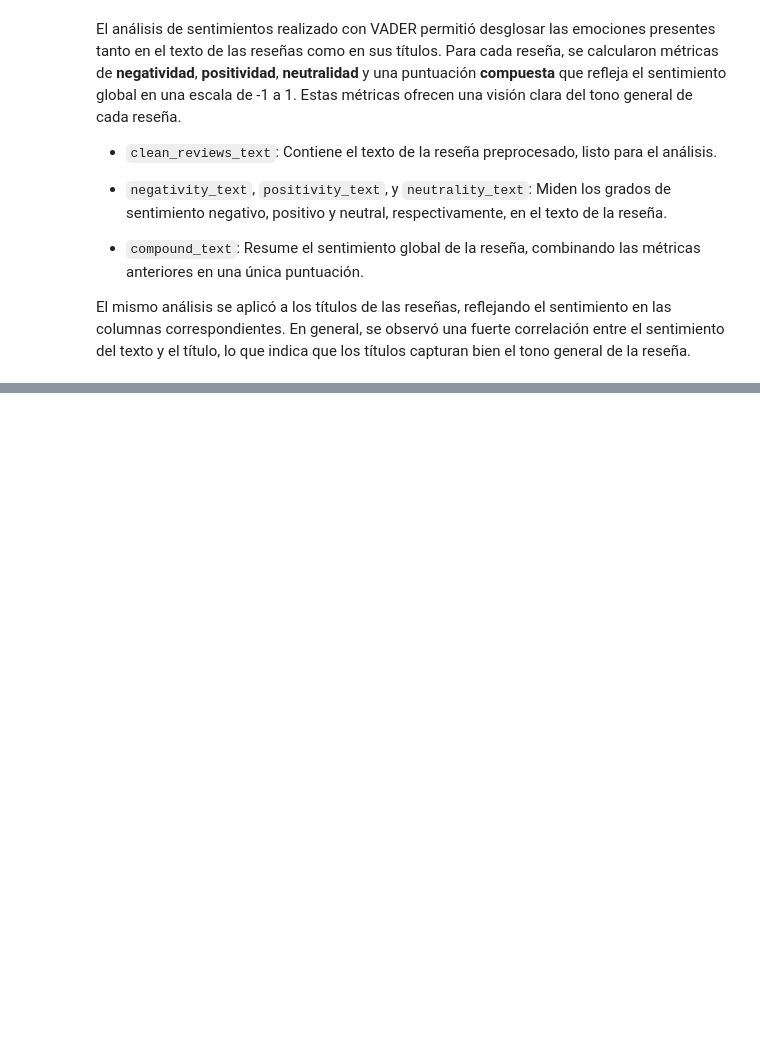
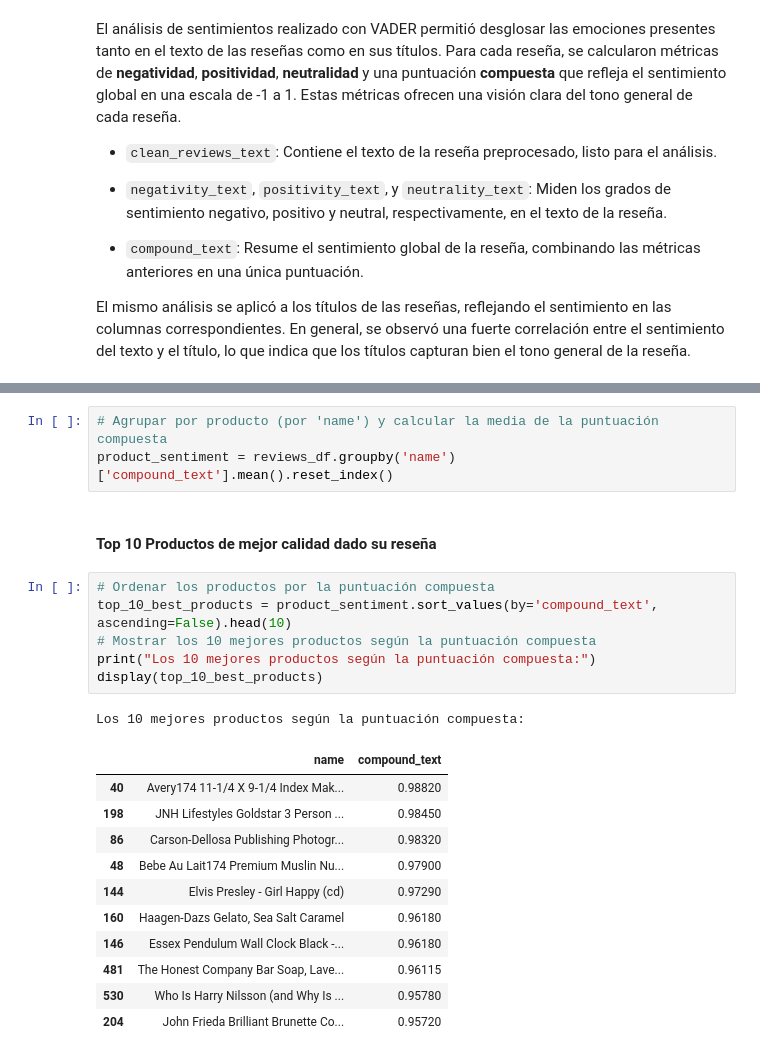
Before and after one commit to LeivaDiego/Lab6-DataScience, a Jupyter notebook: Lab6-ejercicio2.ipynb, the cells around one changed output, grey strips where cells are left out. Cells and saved outputs as stored; diff of their text form; blank space fills up the shorter version.

Commit message:
Hallazgos a partir de sentimientos de reseñas
- Completada la seccion 6 del ejercicio 2

```diff
--- a/Lab6-ejercicio2.ipynb
+++ b/Lab6-ejercicio2.ipynb
@@ -632,0 +637,24 @@ El mismo análisis se aplicó a los títulos de las reseñas, reflejando el sent
+# %%
+# Agrupar por producto (por 'name') y calcular la media de la puntuación compuesta
+product_sentiment = reviews_df.groupby('name')['compound_text'].mean().reset_index()
+# %% [markdown]
+#### Top 10 Productos de mejor calidad dado su reseña
+# %%
+# Ordenar los productos por la puntuación compuesta
+top_10_best_products = product_sentiment.sort_values(by='compound_text', ascending=False).head(10)
+# Mostrar los 10 mejores productos según la puntuación compuesta
+print("Los 10 mejores productos según la puntuación compuesta:")
+display(top_10_best_products)
+# %% [output]
+Los 10 mejores productos según la puntuación compuesta:
+|  | name | compound_text |
+| 40 | Avery174 11-1/4 X 9-1/4 Index Mak... | 0.98820 |
+| 198 | JNH Lifestyles Goldstar 3 Person ... | 0.98450 |
+| 86 | Carson-Dellosa Publishing Photogr... | 0.98320 |
+| 48 | Bebe Au Lait174 Premium Muslin Nu... | 0.97900 |
+| 144 | Elvis Presley - Girl Happy (cd) | 0.97290 |
+| 160 | Haagen-Dazs Gelato, Sea Salt Caramel | 0.96180 |
+| 146 | Essex Pendulum Wall Clock Black -... | 0.96180 |
+| 481 | The Honest Company Bar Soap, Lave... | 0.96115 |
+| 530 | Who Is Harry Nilsson (and Why Is ... | 0.95780 |
+| 204 | John Frieda Brilliant Brunette Co... | 0.95720 |
```
Also changed, not shown: parts of 18 cells of this notebook.
